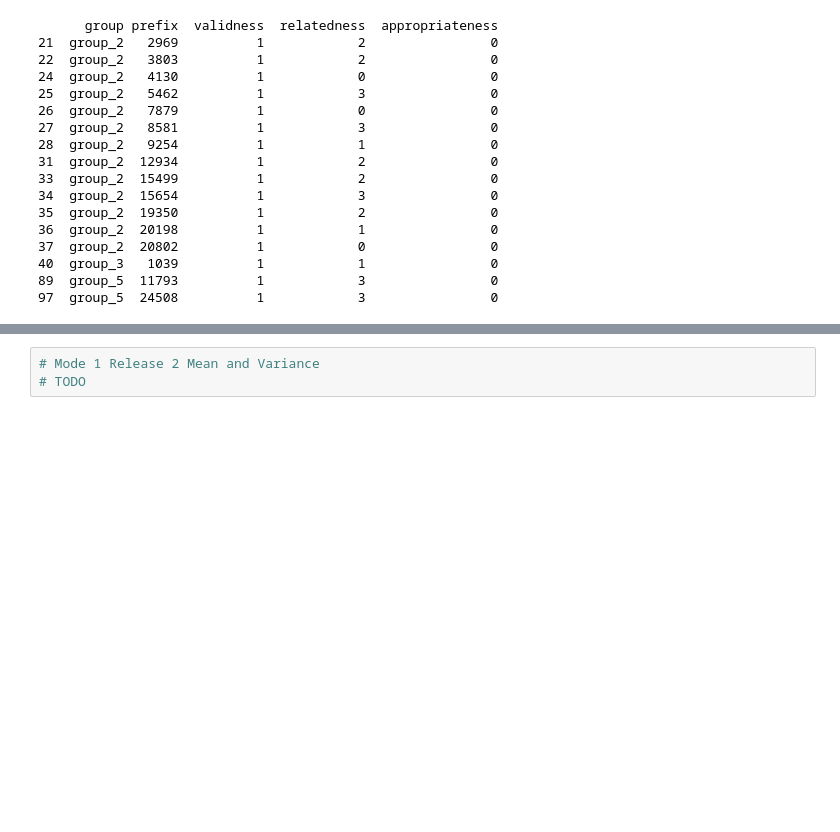
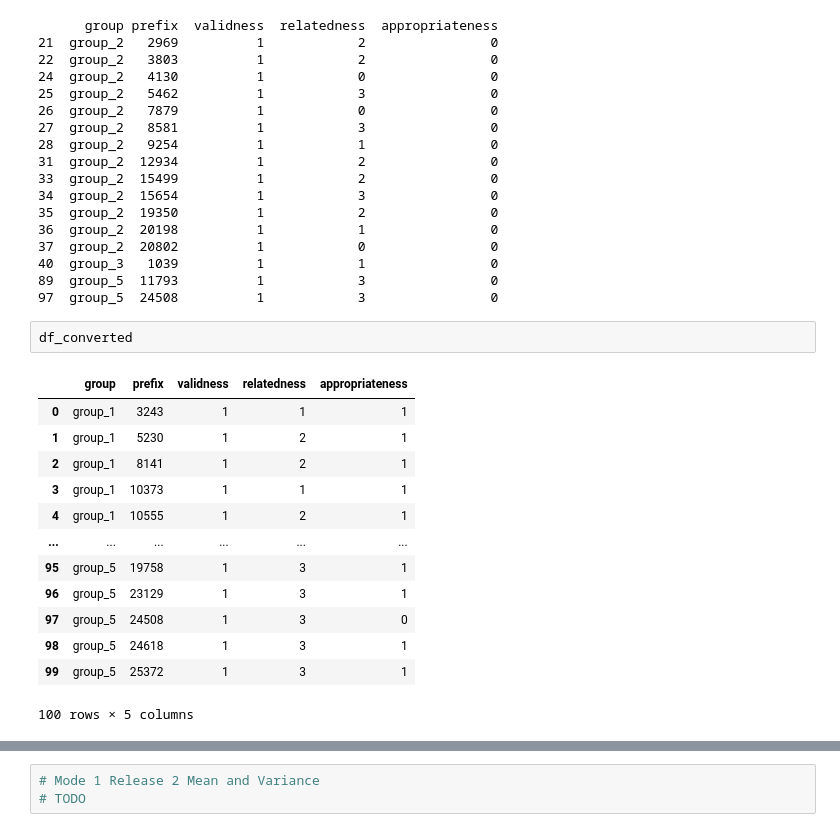
Before and after one commit to zheliu92/nlp_followupqg_public, a Jupyter notebook: Human_Evaluation/Helpers/mode_1_output_analysis.ipynb, the cells around one changed output, grey strips where cells are left out. Cells and saved outputs as stored; diff of their text form; blank space fills up the shorter version.

```diff
--- a/Human_Evaluation/Helpers/mode_1_output_analysis.ipynb
+++ b/Human_Evaluation/Helpers/mode_1_output_analysis.ipynb
@@ -527,3 +521,19 @@ print(df[df['appropriateness'] == 0])
 40  group_3   1039          1            1                0
 89  group_5  11793          1            3                0
 97  group_5  24508          1            3                0
+# %%
+df_converted
+# %% [output]
+|  | group | prefix | validness | relatedness | appropriateness |
+| 0 | group_1 | 3243 | 1 | 1 | 1 |
+| 1 | group_1 | 5230 | 1 | 2 | 1 |
+| 2 | group_1 | 8141 | 1 | 2 | 1 |
+| 3 | group_1 | 10373 | 1 | 1 | 1 |
+| 4 | group_1 | 10555 | 1 | 2 | 1 |
+| ... | ... | ... | ... | ... | ... |
+| 95 | group_5 | 19758 | 1 | 3 | 1 |
+| 96 | group_5 | 23129 | 1 | 3 | 1 |
+| 97 | group_5 | 24508 | 1 | 3 | 0 |
+| 98 | group_5 | 24618 | 1 | 3 | 1 |
+| 99 | group_5 | 25372 | 1 | 3 | 1 |
+100 rows × 5 columns
```
Also changed, not shown: parts of 4 cells of this notebook, 4 other files.
